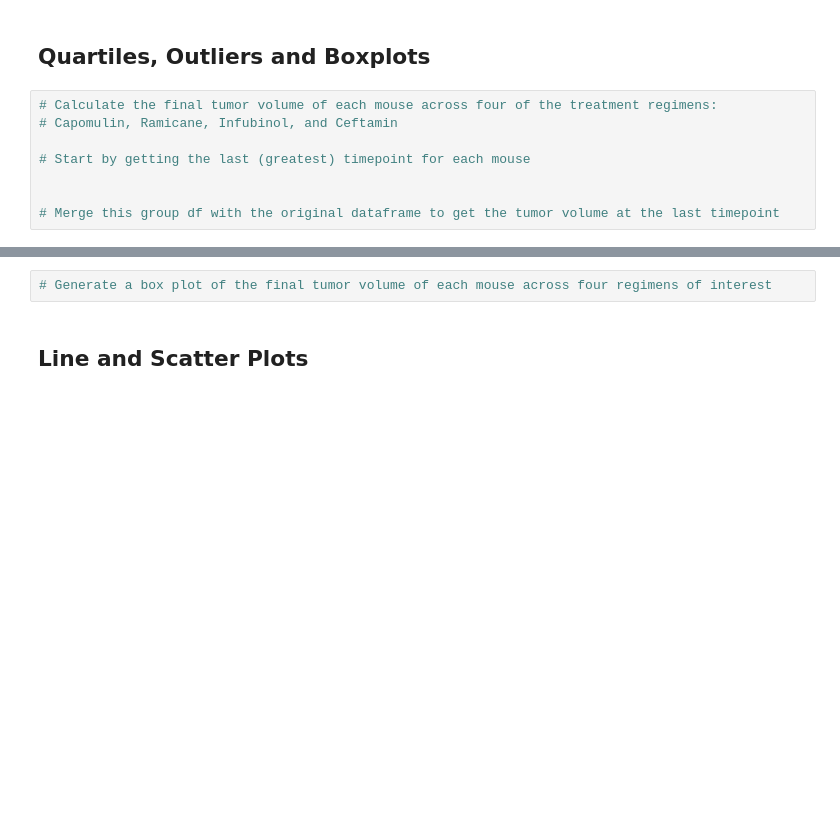
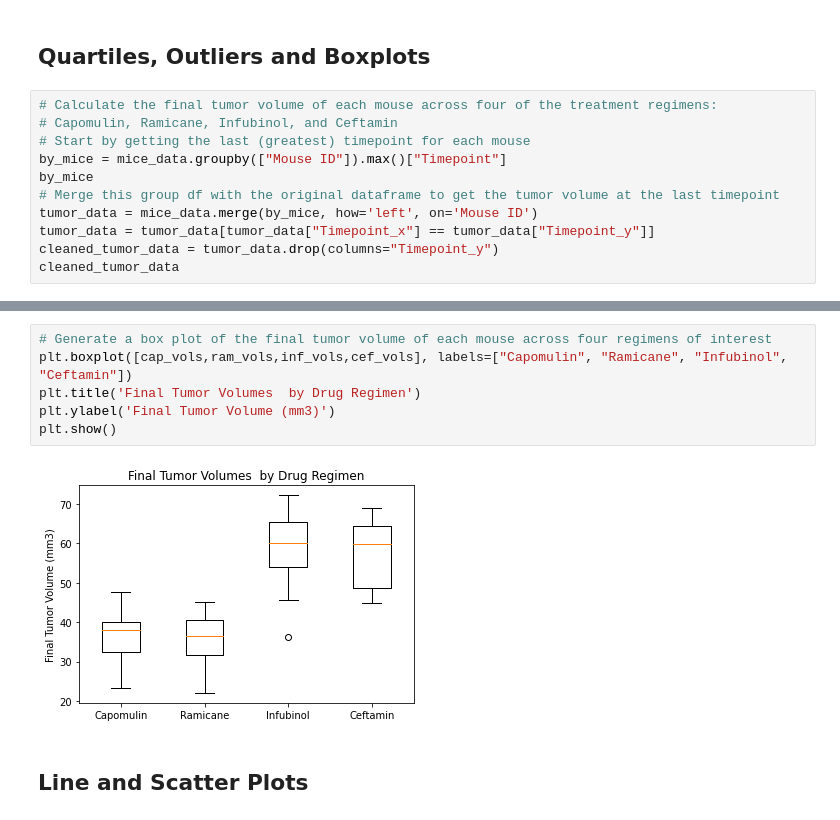
Before and after one commit to brian-halll/matplotlib-challenge, a Jupyter notebook: Pymaceuticals/pymaceuticals_starter.ipynb, the cells around one changed output, grey strips where cells are left out. Drawn from its saved outputs; the diff is of its cells as text; blank space fills up the shorter version.

```diff
--- a/Pymaceuticals/pymaceuticals_starter.ipynb
+++ b/Pymaceuticals/pymaceuticals_starter.ipynb
@@ -181,8 +187,11 @@ plt.show()
 # %%
 # Calculate the final tumor volume of each mouse across four of the treatment regimens:
 # Capomulin, Ramicane, Infubinol, and Ceftamin
-
 # Start by getting the last (greatest) timepoint for each mouse
-
-
+by_mice = mice_data.groupby(["Mouse ID"]).max()["Timepoint"]
+by_mice
 # Merge this group df with the original dataframe to get the tumor volume at the last timepoint
+tumor_data = mice_data.merge(by_mice, how='left', on='Mouse ID')
+tumor_data = tumor_data[tumor_data["Timepoint_x"] == tumor_data["Timepoint_y"]]
+cleaned_tumor_data = tumor_data.drop(columns="Timepoint_y")
+cleaned_tumor_data
@@ -206,5 +257,11 @@ plt.show()
 # %%
 # Generate a box plot of the final tumor volume of each mouse across four regimens of interest
+plt.boxplot([cap_vols,ram_vols,inf_vols,cef_vols], labels=["Capomulin", "Ramicane", "Infubinol", "Ceftamin"])
+plt.title('Final Tumor Volumes  by Drug Regimen')
+plt.ylabel('Final Tumor Volume (mm3)')
+plt.show()
+# %% [output]
+[figure, added]
 # %% [markdown]
 ## Line and Scatter Plots
 # %%
```
Also changed, not shown: parts of 13 cells of this notebook.
